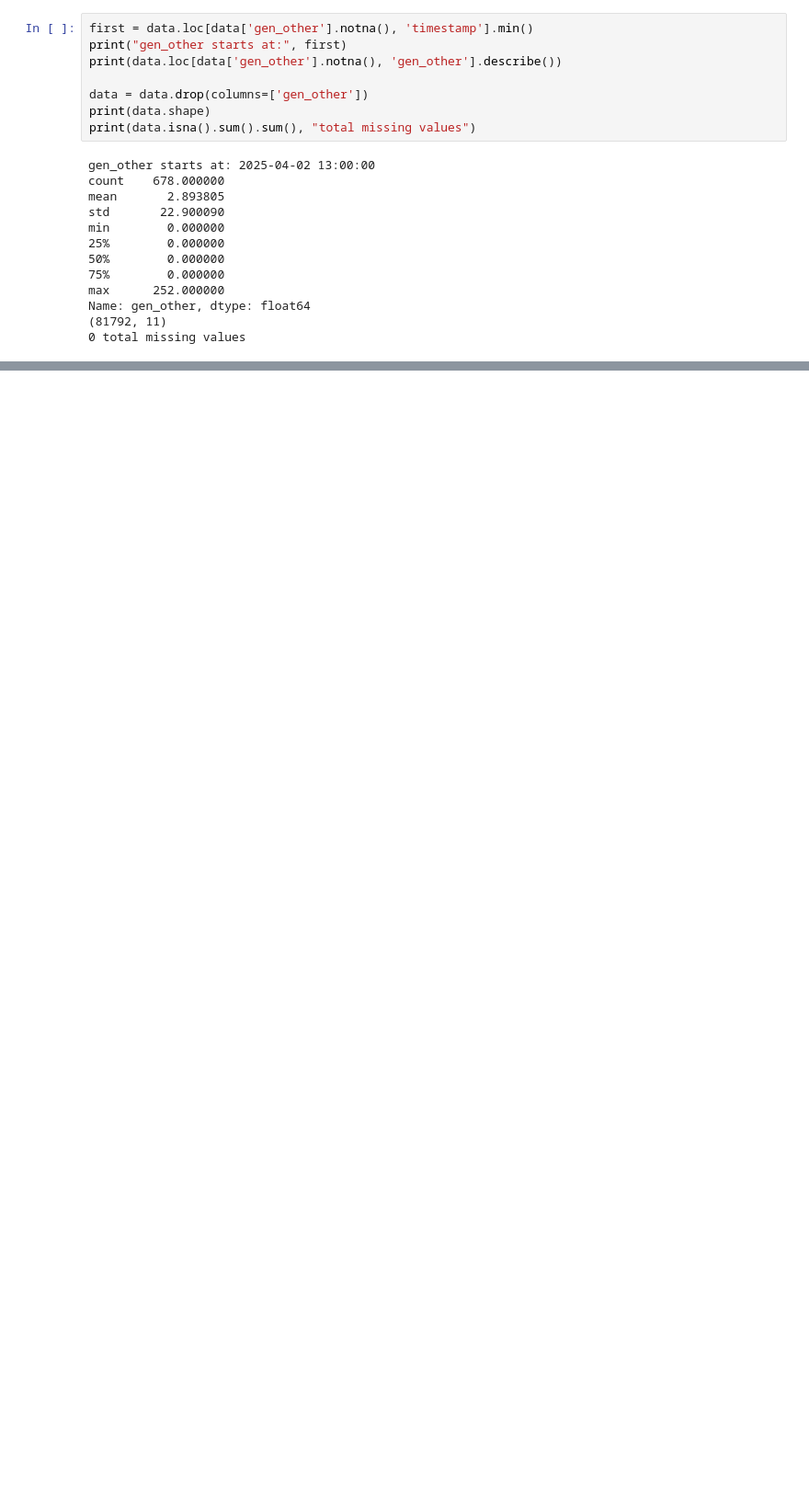
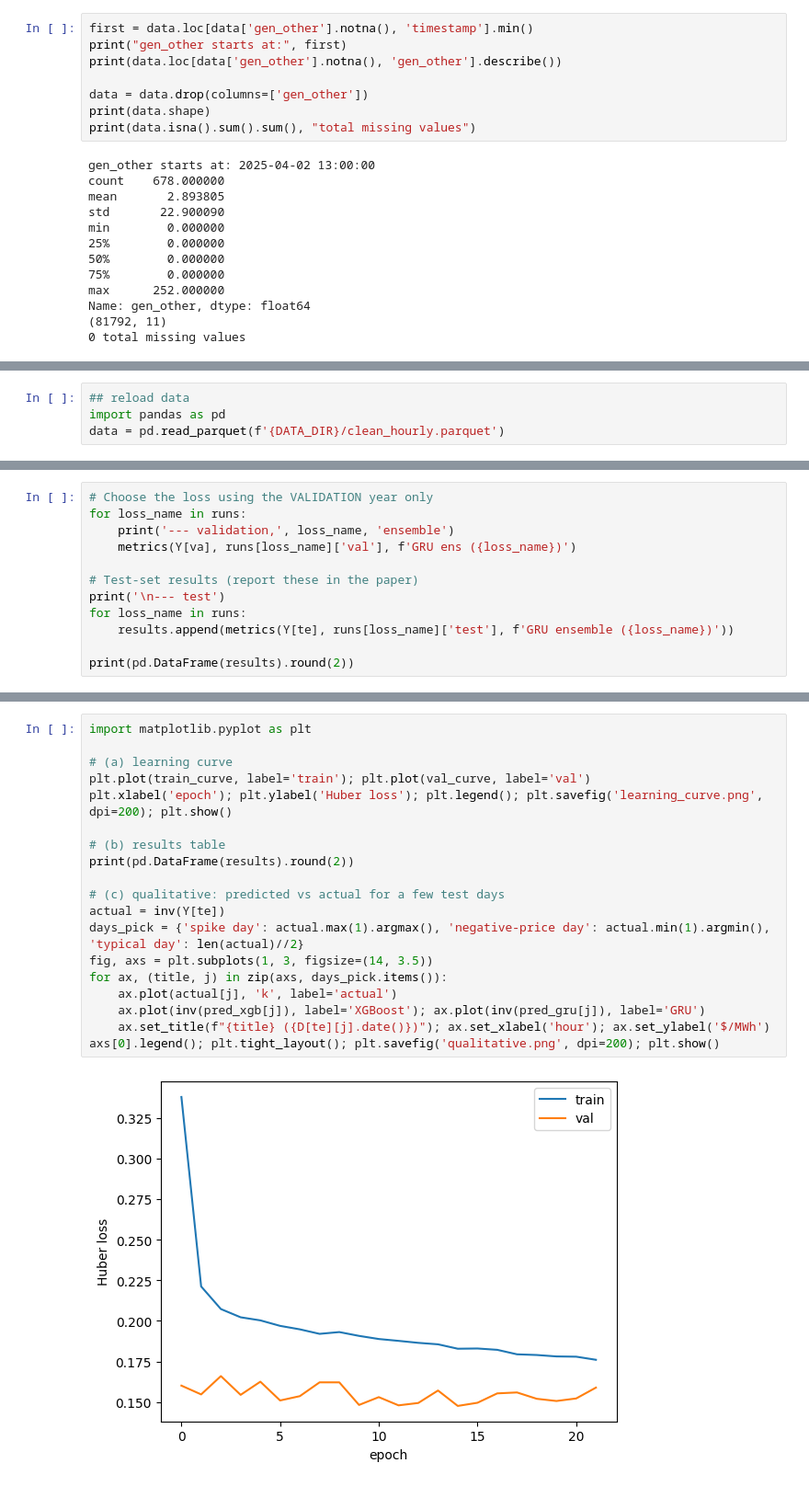
Before and after one commit to amyylxn/Ontario-Price-Forecasting, a Jupyter notebook: price_forecasting.ipynb, the cells around one changed output, grey strips where cells are left out. Shown at 92% size. Drawn from its saved outputs; the diff is of its cells as text; blank space fills up the shorter version.

Commit message:
Progress Report

```diff
--- a/price_forecasting.ipynb
+++ b/price_forecasting.ipynb
@@ -303,0 +484,4 @@ Name: gen_other, dtype: float64
+# %%
+## reload data
+import pandas as pd
+data = pd.read_parquet(f'{DATA_DIR}/clean_hourly.parquet')
@@ -303,0 +687,12 @@ Name: gen_other, dtype: float64
+# %%
+# Choose the loss using the VALIDATION year only
+for loss_name in runs:
+    print('--- validation,', loss_name, 'ensemble')
+    metrics(Y[va], runs[loss_name]['val'], f'GRU ens ({loss_name})')
+
+# Test-set results (report these in the paper)
+print('\n--- test')
+for loss_name in runs:
+    results.append(metrics(Y[te], runs[loss_name]['test'], f'GRU ensemble ({loss_name})'))
+
+print(pd.DataFrame(results).round(2))
@@ -303,0 +755,21 @@ Name: gen_other, dtype: float64
+# %%
+import matplotlib.pyplot as plt
+
+# (a) learning curve
+plt.plot(train_curve, label='train'); plt.plot(val_curve, label='val')
+plt.xlabel('epoch'); plt.ylabel('Huber loss'); plt.legend(); plt.savefig('learning_curve.png', dpi=200); plt.show()
+
+# (b) results table
+print(pd.DataFrame(results).round(2))
+
+# (c) qualitative: predicted vs actual for a few test days
+actual = inv(Y[te])
+days_pick = {'spike day': actual.max(1).argmax(), 'negative-price day': actual.min(1).argmin(), 'typical day': len(actual)//2}
+fig, axs = plt.subplots(1, 3, figsize=(14, 3.5))
+for ax, (title, j) in zip(axs, days_pick.items()):
+    ax.plot(actual[j], 'k', label='actual')
+    ax.plot(inv(pred_xgb[j]), label='XGBoost'); ax.plot(inv(pred_gru[j]), label='GRU')
+    ax.set_title(f"{title} ({D[te][j].date()})"); ax.set_xlabel('hour'); ax.set_ylabel('$/MWh')
+axs[0].legend(); plt.tight_layout(); plt.savefig('qualitative.png', dpi=200); plt.show()
+# %% [output]
+[figure, added]
```
Also changed, not shown: parts of 21 cells of this notebook.
